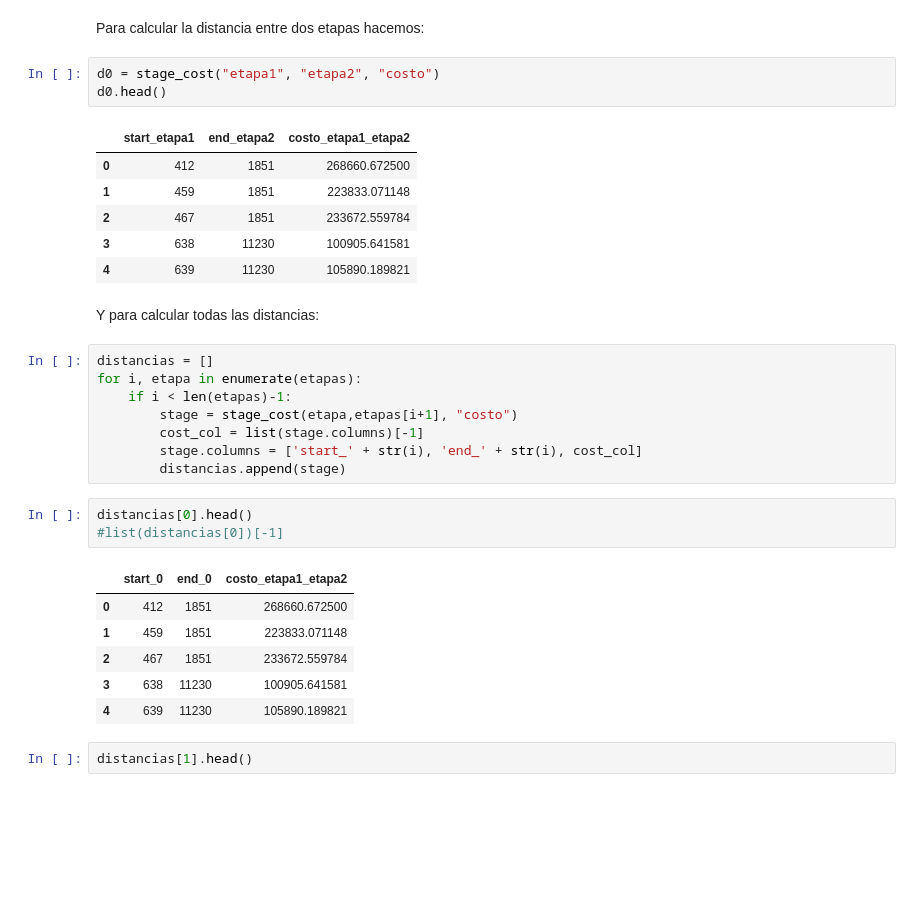
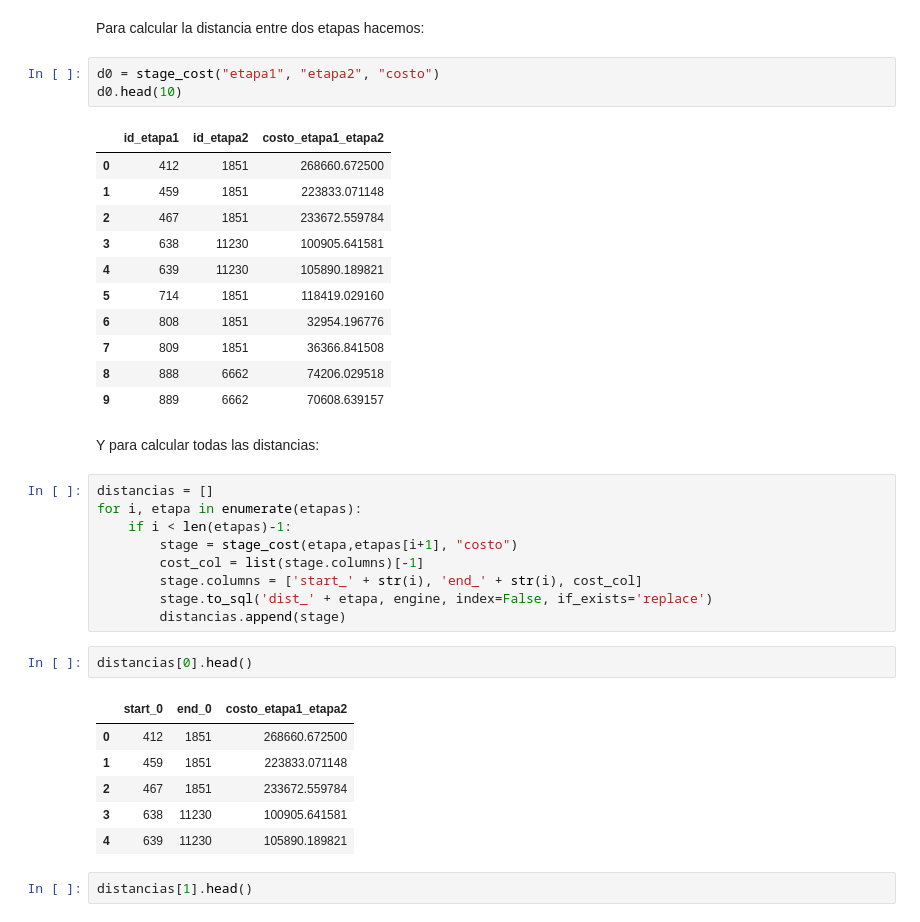
Before and after one commit to eurekastein/cadenas2, a Jupyter notebook: cadenas.ipynb, the cells around one changed output. Cells and saved outputs as stored; diff of their text form; blank space fills up the shorter version.

```diff
--- a/cadenas.ipynb
+++ b/cadenas.ipynb
@@ -113,14 +124,19 @@ def stage_cost(source_table, target_table, cost_column):
 Para calcular la distancia entre dos etapas hacemos:
 # %%
 d0 = stage_cost("etapa1", "etapa2", "costo")
-d0.head()
+d0.head(10)
 # %% [output]
-|  | start_etapa1 | end_etapa2 | costo_etapa1_etapa2 |
+|  | id_etapa1 | id_etapa2 | costo_etapa1_etapa2 |
 | 0 | 412 | 1851 | 268660.672500 |
 | 1 | 459 | 1851 | 223833.071148 |
 | 2 | 467 | 1851 | 233672.559784 |
 | 3 | 638 | 11230 | 100905.641581 |
 | 4 | 639 | 11230 | 105890.189821 |
+| 5 | 714 | 1851 | 118419.029160 |
+| 6 | 808 | 1851 | 32954.196776 |
+| 7 | 809 | 1851 | 36366.841508 |
+| 8 | 888 | 6662 | 74206.029518 |
+| 9 | 889 | 6662 | 70608.639157 |
 # %% [markdown]
 Y para calcular todas las distancias:
 # %%
@@ -130,10 +146,10 @@ for i, etapa in enumerate(etapas):
         stage = stage_cost(etapa,etapas[i+1], "costo")
         cost_col = list(stage.columns)[-1]
         stage.columns = ['start_' + str(i), 'end_' + str(i), cost_col]
+        stage.to_sql('dist_' + etapa, engine, index=False, if_exists='replace')
         distancias.append(stage)
 # %%
 distancias[0].head()
-#list(distancias[0])[-1]
 # %% [output]
 |  | start_0 | end_0 | costo_etapa1_etapa2 |
 | 0 | 412 | 1851 | 268660.672500 |
```
Also changed, not shown: parts of 33 cells of this notebook.
